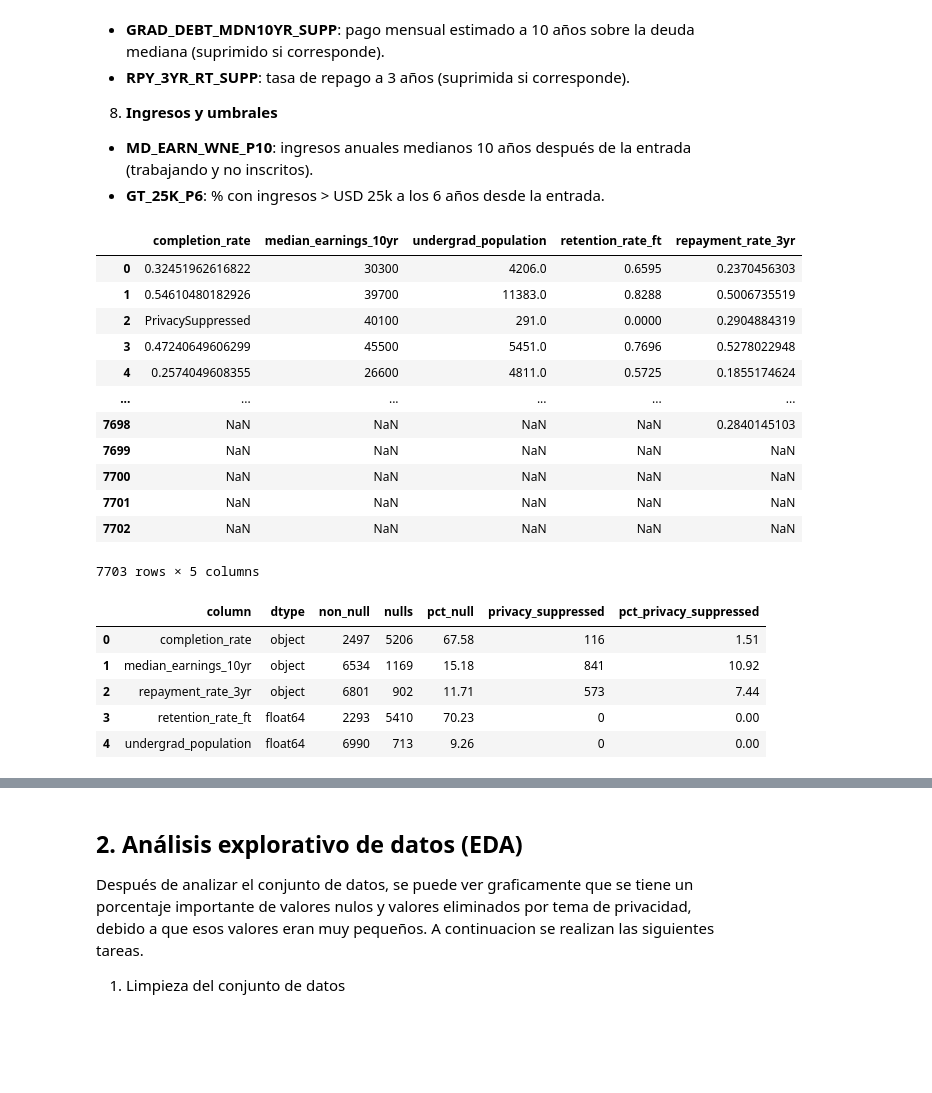
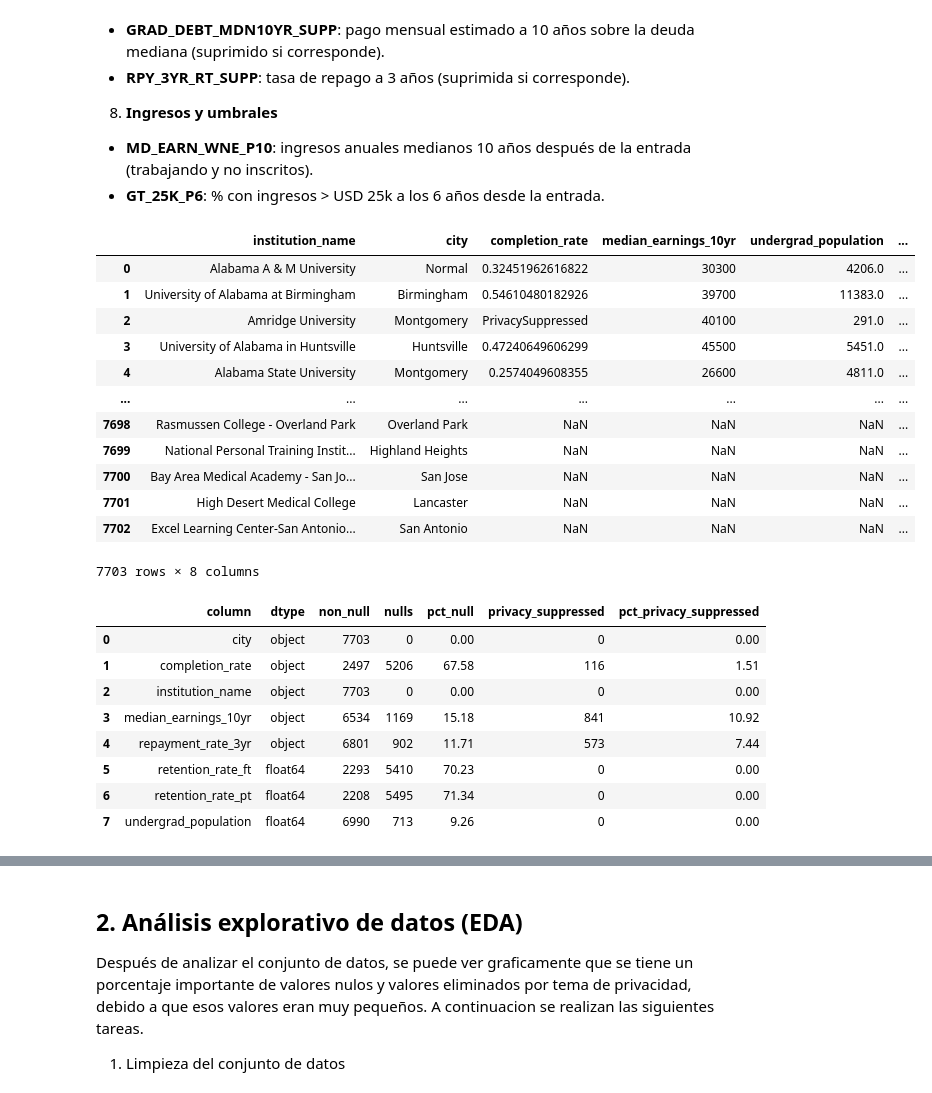
Before and after one commit to srodrigo23/mcdyti-mod12, a Jupyter notebook: proyecto.ipynb, the cells around one changed output, grey strips where cells are left out. Drawn from its saved outputs; the diff is of its cells as text; code cells hidden in the pictures; blank space fills up the shorter version.

```diff
--- a/proyecto.ipynb
+++ b/proyecto.ipynb
@@ -201,43 +209,48 @@ Para entender la estructura de este conjunto de datos se detalla el significado
 # %%
 # Se define las columnas que se van a seleccionar
 selected_columns = [
+    'INSTNM', # Instituion name
+    'CITY',   # city
     'C150_4_POOLED_SUPP',  # Completion rate
     'MD_EARN_WNE_P10',     # Median earnings 10 years after entry
     'UGDS',                # Undergrad population
     'RET_FT4',             # Retention rate, full-time
-    'RPY_3YR_RT_SUPP'      #Repayment rate
-
+    'RET_PTL4',            # Retention rate, part time
+    'RPY_3YR_RT_SUPP'      # Repayment rate
 ]
 
 # Se crea un nuevo dataframe a partir del dataframe original
 df_selected = df[selected_columns].copy()
 
 # Se renombra las columnas para fines de lectura
 df_selected = df_selected.rename(columns={
+    'INSTNM': 'institution_name', # Instituion name
+    'CITY': 'city',   # city
     'C150_4_POOLED_SUPP': 'completion_rate',
     'MD_EARN_WNE_P10': 'median_earnings_10yr',
     'UGDS': 'undergrad_population',
     'RET_FT4': 'retention_rate_ft',
+    'RET_PTL4': 'retention_rate_pt',
     'RPY_3YR_RT_SUPP': 'repayment_rate_3yr'
 })
 
 selected_columns = df_selected.columns.to_list()
 
 df_selected
 # %% [output]
-|  | completion_rate | median_earnings_10yr | undergrad_population | retention_rate_ft | repayment_rate_3yr |
-| 0 | 0.32451962616822 | 30300 | 4206.0 | 0.6595 | 0.2370456303 |
-| 1 | 0.54610480182926 | 39700 | 11383.0 | 0.8288 | 0.5006735519 |
-| 2 | PrivacySuppressed | 40100 | 291.0 | 0.0000 | 0.2904884319 |
-| 3 | 0.47240649606299 | 45500 | 5451.0 | 0.7696 | 0.5278022948 |
-| 4 | 0.2574049608355 | 26600 | 4811.0 | 0.5725 | 0.1855174624 |
-| ... | ... | ... | ... | ... | ... |
-| 7698 | NaN | NaN | NaN | NaN | 0.2840145103 |
-| 7699 | NaN | NaN | NaN | NaN | NaN |
-| 7700 | NaN | NaN | NaN | NaN | NaN |
-| 7701 | NaN | NaN | NaN | NaN | NaN |
-| 7702 | NaN | NaN | NaN | NaN | NaN |
+|  | institution_name | city | completion_rate | median_earnings_10yr | undergrad_population | ... |
+| 0 | Alabama A & M University | Normal | 0.32451962616822 | 30300 | 4206.0 | ... |
+| 1 | University of Alabama at Birmingham | Birmingham | 0.54610480182926 | 39700 | 11383.0 | ... |
+| 2 | Amridge University | Montgomery | PrivacySuppressed | 40100 | 291.0 | ... |
+| 3 | University of Alabama in Huntsville | Huntsville | 0.47240649606299 | 45500 | 5451.0 | ... |
+| 4 | Alabama State University | Montgomery | 0.2574049608355 | 26600 | 4811.0 | ... |
+| ... | ... | ... | ... | ... | ... | ... |
+| 7698 | Rasmussen College - Overland Park | Overland Park | NaN | NaN | NaN | ... |
+| 7699 | National Personal Training Instit... | Highland Heights | NaN | NaN | NaN | ... |
+| 7700 | Bay Area Medical Academy - San Jo... | San Jose | NaN | NaN | NaN | ... |
+| 7701 | High Desert Medical College | Lancaster | NaN | NaN | NaN | ... |
+| 7702 | Excel Learning Center-San Antonio... | San Antonio | NaN | NaN | NaN | ... |
-7703 rows × 5 columns
+7703 rows × 8 columns
 # %%
 #Metodo para mostrar información sobre valores
 def build_df_with_null_and_invalid_values_prt_info(dataframe)->None:
@@ -259,11 +272,14 @@ df_info = build_df_with_null_and_invalid_values_prt_info(dataframe=df_selected)
 df_info
 # %% [output]
 |  | column | dtype | non_null | nulls | pct_null | privacy_suppressed | pct_privacy_suppressed |
-| 0 | completion_rate | object | 2497 | 5206 | 67.58 | 116 | 1.51 |
-| 1 | median_earnings_10yr | object | 6534 | 1169 | 15.18 | 841 | 10.92 |
-| 2 | repayment_rate_3yr | object | 6801 | 902 | 11.71 | 573 | 7.44 |
-| 3 | retention_rate_ft | float64 | 2293 | 5410 | 70.23 | 0 | 0.00 |
-| 4 | undergrad_population | float64 | 6990 | 713 | 9.26 | 0 | 0.00 |
+| 0 | city | object | 7703 | 0 | 0.00 | 0 | 0.00 |
+| 1 | completion_rate | object | 2497 | 5206 | 67.58 | 116 | 1.51 |
+| 2 | institution_name | object | 7703 | 0 | 0.00 | 0 | 0.00 |
+| 3 | median_earnings_10yr | object | 6534 | 1169 | 15.18 | 841 | 10.92 |
+| 4 | repayment_rate_3yr | object | 6801 | 902 | 11.71 | 573 | 7.44 |
+| 5 | retention_rate_ft | float64 | 2293 | 5410 | 70.23 | 0 | 0.00 |
+| 6 | retention_rate_pt | float64 | 2208 | 5495 | 71.34 | 0 | 0.00 |
+| 7 | undergrad_population | float64 | 6990 | 713 | 9.26 | 0 | 0.00 |
 # %%
 
 def show_bar_plot_with_null_and_invalid_values_prt_info(dataframe) -> None:
```
Also changed, not shown: parts of 8 cells of this notebook, 6 other files.
